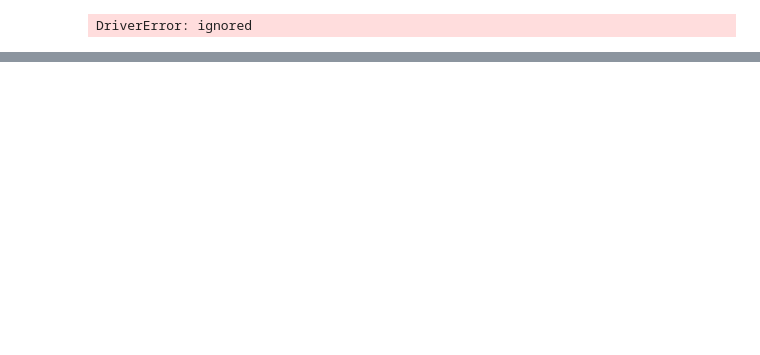
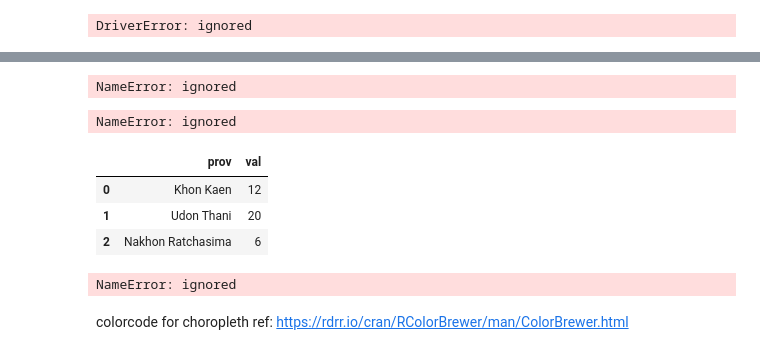
Before and after one commit to SupidchayaTangkidwanich/data_viz_2022, a Jupyter notebook: Visualize_Map.ipynb, the cells around one changed output, grey strips where cells are left out. Cells and saved outputs as stored; diff of their text form; code cells hidden in the pictures; blank space fills up the shorter version.

```diff
--- a/Visualize_Map.ipynb
+++ b/Visualize_Map.ipynb
@@ -103,0 +102,4 @@ NameError: ignored
+# %%
+th_geojson.plot()
+# %% [output]
+NameError: ignored
@@ -103,0 +108,39 @@ NameError: ignored
+# %%
+th_geojson[th_geojson['name']=='Khon Kaen'].plot()
+# %% [output]
+NameError: ignored
+# %%
+data = [{'prov':'Khon Kaen','val':12},
+        {'prov':'Udon Thani','val':20},
+        {'prov':'Nakhon Ratchasima','val':6}
+]
+pddf = pd.DataFrame(data)
+pddf
+# %% [output]
+|  | prov | val |
+| 0 | Khon Kaen | 12 |
+| 1 | Udon Thani | 20 |
+| 2 | Nakhon Ratchasima | 6 |
+# %%
+from pandas._libs.lib import map_infer
+
+fig2=Figure(width=550,height=350)
+map=folium.Map(location=[13.5000, 100.9925],zoom_start=4.5)
+
+## วาด geographical data ลงบนแผนที่
+map.choropleth(
+    geo_data=th_geojson,
+    data=pddf,
+    columns=['prov', 'val'],
+    key_on='feature.properties.name',
+    fill_color='Spectral',
+    fill_opacity=0.6,
+    line_opacity=1,
+    legend_name='random number',
+    smooth_factor=0)
+
+fig2.add_child(map)
+# %% [output]
+NameError: ignored
+# %% [markdown]
+colorcode for choropleth ref: https://rdrr.io/cran/RColorBrewer/man/ColorBrewer.html
```
Also changed, not shown: parts of 4 cells of this notebook.
